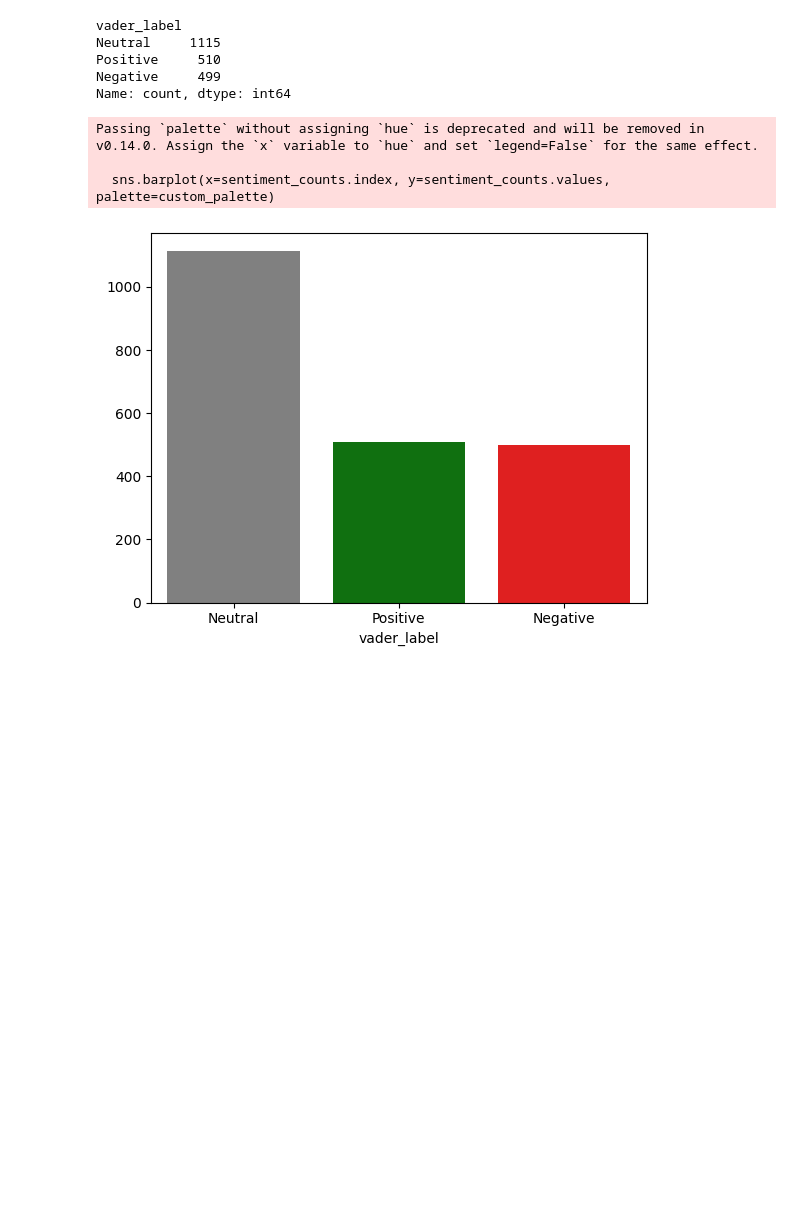
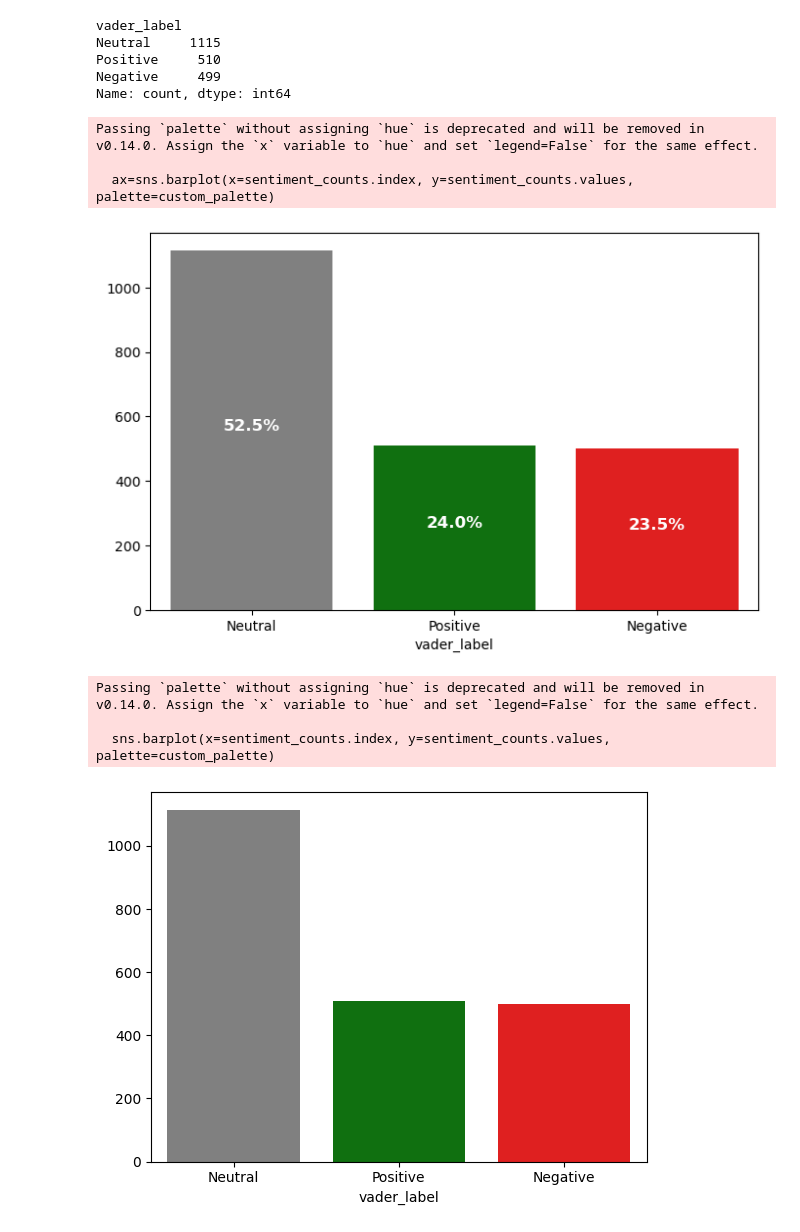
Before and after one commit to xavsant/multimodal_stockprice_prediction, a Jupyter notebook: notebooks/experiments/sentiment_models.ipynb, the cells around one changed output. Drawn from its saved outputs; the diff is of its cells as text; code cells hidden in the pictures; blank space fills up the shorter version.

Commit message:
Update sentiment_models.ipynb
Added additional visualisations and overall bar plot of SM performance

```diff
--- a/notebooks/experiments/sentiment_models.ipynb
+++ b/notebooks/experiments/sentiment_models.ipynb
@@ -244,4 +244,26 @@ Neutral     1115
 Positive     510
 Negative     499
 Name: count, dtype: int64
+# %%
+import matplotlib.pyplot as plt
+import seaborn as sns
+def sen_bar_plot(df, sentiment_column):
+    sentiment_counts = df[sentiment_column].value_counts()
+    total = sentiment_counts.sum()
+    sentiment_percentages = (sentiment_counts / total) * 100  # Convert to percentages
+    # Custom color palette
+    custom_palette = {'Positive': 'green', 'Negative': 'red', 'Neutral': 'grey'}
+    plt.figure(figsize=(8, 5))
+    ax=sns.barplot(x=sentiment_counts.index, y=sentiment_counts.values, palette=custom_palette)
+    # Annotate bars with percentage values
+    for i, (count, percentage) in enumerate(zip(sentiment_counts.values, sentiment_percentages.values)):
+        ax.text(i, count / 2, f"{percentage:.1f}%", ha='center', fontsize=12, color='white', weight='bold')
+    plt.show()
+
+sen_bar_plot(sentiment_df,'vader_label')
+# %% [output]
+Passing `palette` without assigning `hue` is deprecated and will be removed in v0.14.0. Assign the `x` variable to `hue` and set `legend=False` for the same effect.
+
+  ax=sns.barplot(x=sentiment_counts.index, y=sentiment_counts.values, palette=custom_palette)
+[figure, added]
 # %%
```
Also changed, not shown: parts of 7 cells of this notebook.
